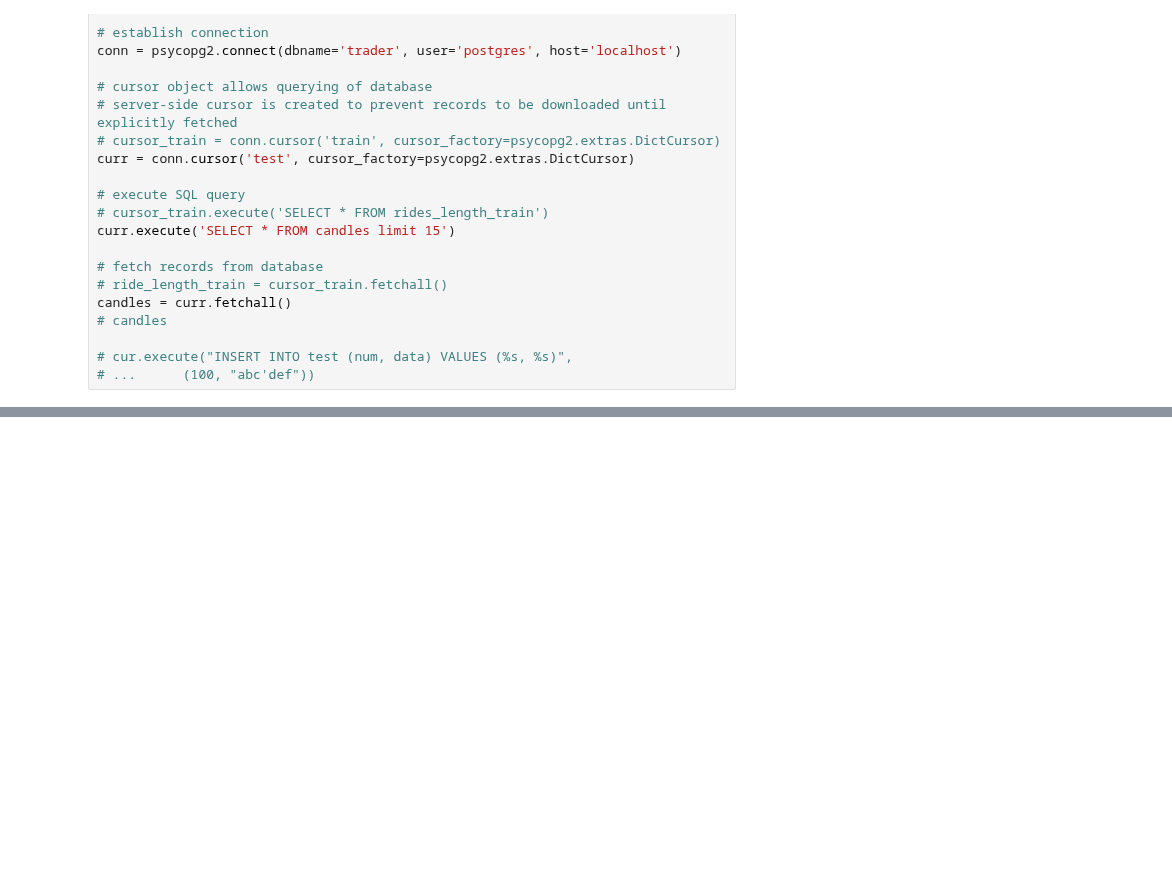
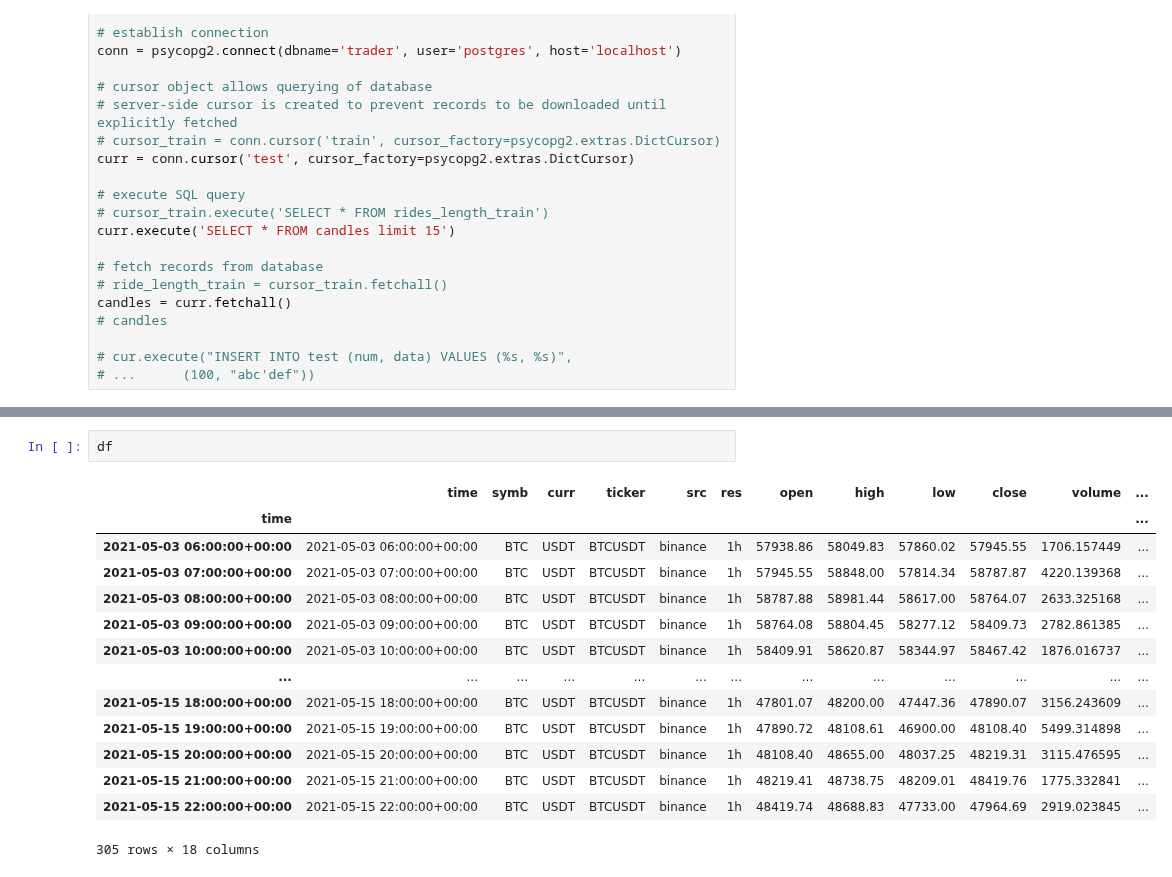
Before and after one commit to petarkabashki/pk-crypto-tools, a Jupyter notebook: timescaledb.ipynb, the cells around one changed output, grey strips where cells are left out. Cells and saved outputs as stored; diff of their text form; blank space fills up the shorter version.

```diff
--- a/timescaledb.ipynb
+++ b/timescaledb.ipynb
@@ -65,0 +108,17 @@ candles = curr.fetchall()
+# %%
+df
+# %% [output]
+|  | time | symb | curr | ticker | src | res | open | high | low | close | volume | ... |
+| time |  |  |  |  |  |  |  |  |  |  |  | ... |
+| 2021-05-03 06:00:00+00:00 | 2021-05-03 06:00:00+00:00 | BTC | USDT | BTCUSDT | binance | 1h | 57938.86 | 58049.83 | 57860.02 | 57945.55 | 1706.157449 | ... |
+| 2021-05-03 07:00:00+00:00 | 2021-05-03 07:00:00+00:00 | BTC | USDT | BTCUSDT | binance | 1h | 57945.55 | 58848.00 | 57814.34 | 58787.87 | 4220.139368 | ... |
+| 2021-05-03 08:00:00+00:00 | 2021-05-03 08:00:00+00:00 | BTC | USDT | BTCUSDT | binance | 1h | 58787.88 | 58981.44 | 58617.00 | 58764.07 | 2633.325168 | ... |
+| 2021-05-03 09:00:00+00:00 | 2021-05-03 09:00:00+00:00 | BTC | USDT | BTCUSDT | binance | 1h | 58764.08 | 58804.45 | 58277.12 | 58409.73 | 2782.861385 | ... |
+| 2021-05-03 10:00:00+00:00 | 2021-05-03 10:00:00+00:00 | BTC | USDT | BTCUSDT | binance | 1h | 58409.91 | 58620.87 | 58344.97 | 58467.42 | 1876.016737 | ... |
+| ... | ... | ... | ... | ... | ... | ... | ... | ... | ... | ... | ... | ... |
+| 2021-05-15 18:00:00+00:00 | 2021-05-15 18:00:00+00:00 | BTC | USDT | BTCUSDT | binance | 1h | 47801.07 | 48200.00 | 47447.36 | 47890.07 | 3156.243609 | ... |
+| 2021-05-15 19:00:00+00:00 | 2021-05-15 19:00:00+00:00 | BTC | USDT | BTCUSDT | binance | 1h | 47890.72 | 48108.61 | 46900.00 | 48108.40 | 5499.314898 | ... |
+| 2021-05-15 20:00:00+00:00 | 2021-05-15 20:00:00+00:00 | BTC | USDT | BTCUSDT | binance | 1h | 48108.40 | 48655.00 | 48037.25 | 48219.31 | 3115.476595 | ... |
+| 2021-05-15 21:00:00+00:00 | 2021-05-15 21:00:00+00:00 | BTC | USDT | BTCUSDT | binance | 1h | 48219.41 | 48738.75 | 48209.01 | 48419.76 | 1775.332841 | ... |
+| 2021-05-15 22:00:00+00:00 | 2021-05-15 22:00:00+00:00 | BTC | USDT | BTCUSDT | binance | 1h | 48419.74 | 48688.83 | 47733.00 | 47964.69 | 2919.023845 | ... |
+305 rows × 18 columns
```
Also changed, not shown: parts of 4 cells of this notebook, 13 other files.
